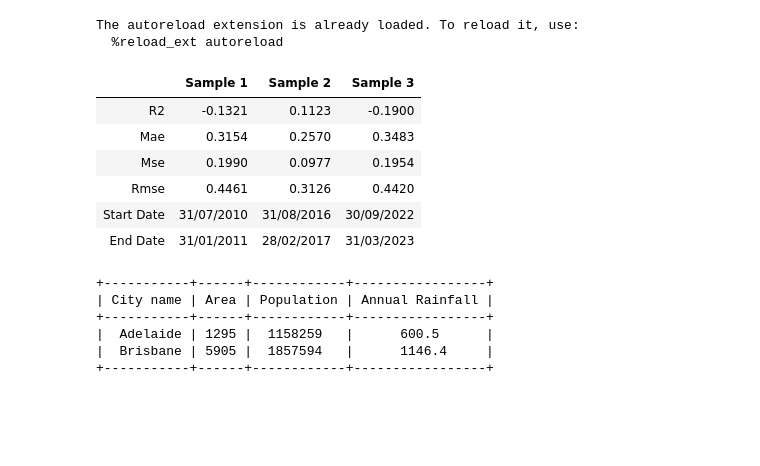
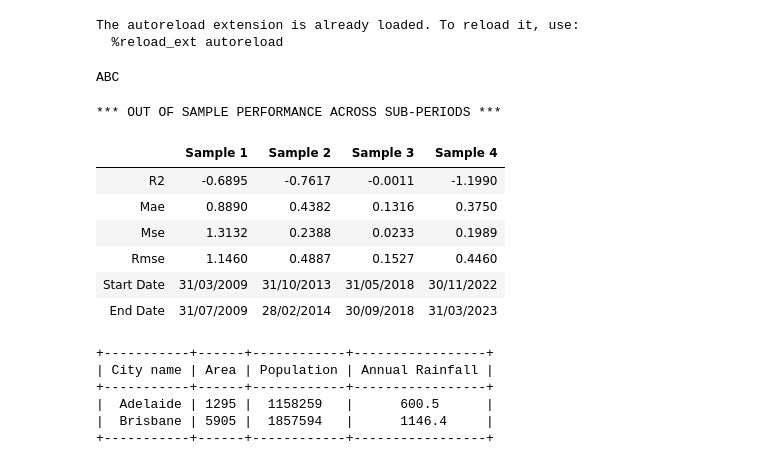
Before and after one commit to martinlyngerasmussen/auto_regressor, a Jupyter notebook: Code test.ipynb, the cells around one changed output. Cells and saved outputs as stored; diff of their text form; code cells hidden in the pictures; blank space fills up the shorter version.

```diff
--- a/Code test.ipynb
+++ b/Code test.ipynb
@@ -15,16 +16,18 @@ from experimentation import regression_OLS
 The autoreload extension is already loaded. To reload it, use:
   %reload_ext autoreload
 # %%
-df2 = regression_OLS(file_location = "uk_data.csv", splits = 3, lags = 5, train_share = 0.9, p_cutoff = 0.05)
+df2 = regression_OLS(file_location = "uk_data.csv", splits = 4, lags = 5, train_share = 0.9, p_cutoff = 0.05)
 df2
 # %% [output]
+ABC
+*** OUT OF SAMPLE PERFORMANCE ACROSS SUB-PERIODS ***
-|  | Sample 1 | Sample 2 | Sample 3 |
-| R2 | -0.1321 | 0.1123 | -0.1900 |
-| Mae | 0.3154 | 0.2570 | 0.3483 |
-| Mse | 0.1990 | 0.0977 | 0.1954 |
-| Rmse | 0.4461 | 0.3126 | 0.4420 |
-| Start Date | 31/07/2010 | 31/08/2016 | 30/09/2022 |
-| End Date | 31/01/2011 | 28/02/2017 | 31/03/2023 |
+|  | Sample 1 | Sample 2 | Sample 3 | Sample 4 |
+| R2 | -0.6895 | -0.7617 | -0.0011 | -1.1990 |
+| Mae | 0.8890 | 0.4382 | 0.1316 | 0.3750 |
+| Mse | 1.3132 | 0.2388 | 0.0233 | 0.1989 |
+| Rmse | 1.1460 | 0.4887 | 0.1527 | 0.4460 |
+| Start Date | 31/03/2009 | 31/10/2013 | 31/05/2018 | 30/11/2022 |
+| End Date | 31/07/2009 | 28/02/2014 | 30/09/2018 | 31/03/2023 |
 # %%
 from prettytable import PrettyTable
 
```
Also changed, not shown: parts of 1 cell of this notebook, 1 other file.
